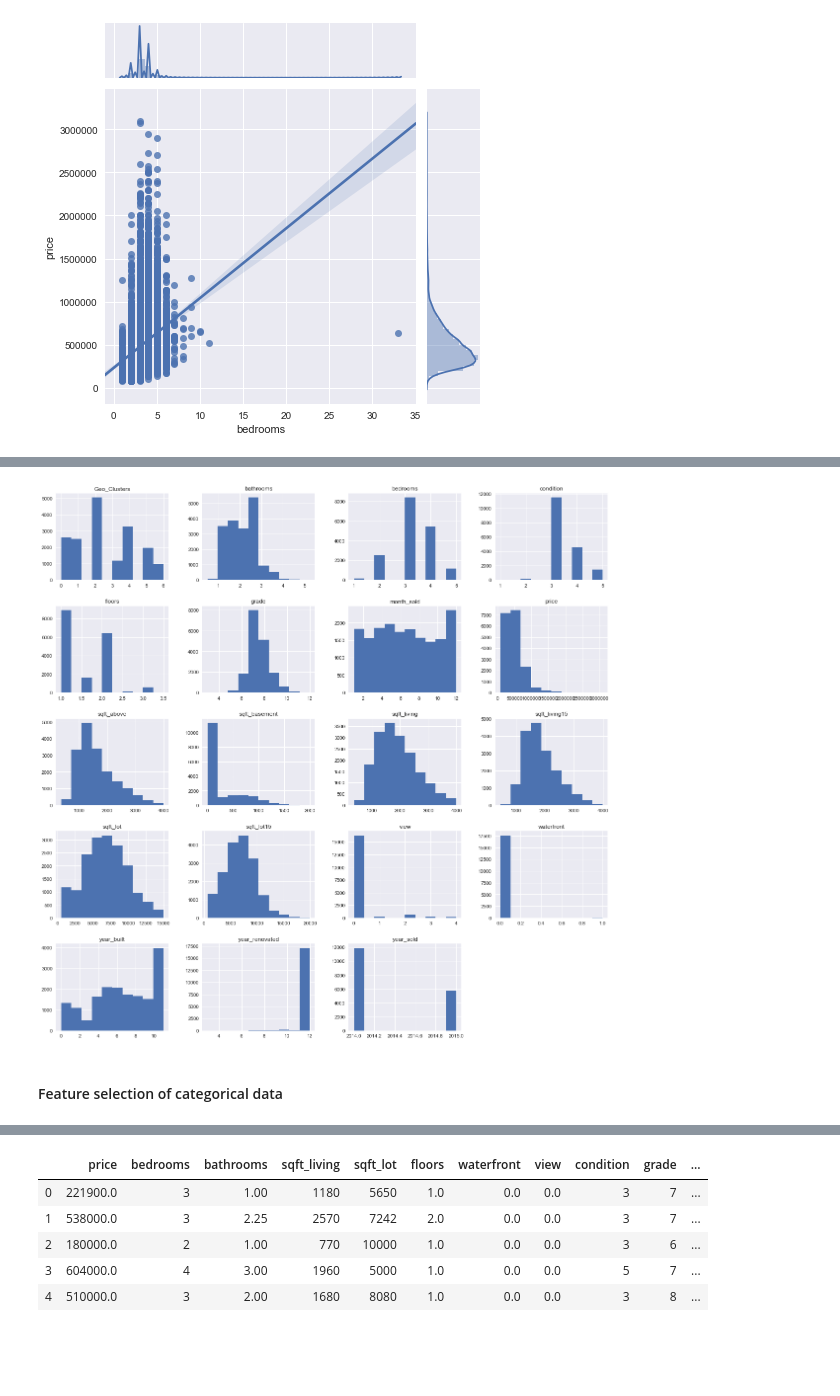
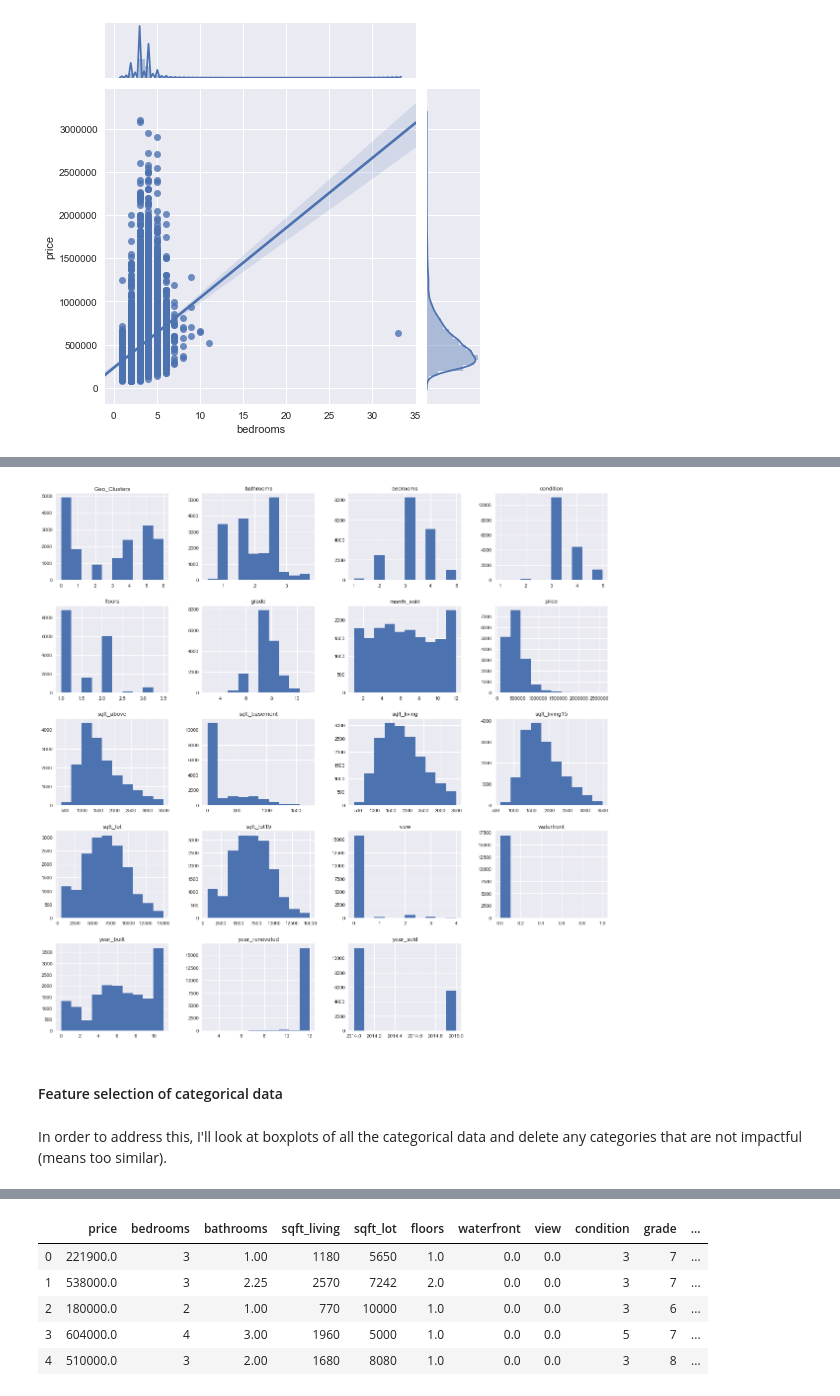
Before and after one commit to carlyf15/Housing_Predictions_for_House_Flippers, a Jupyter notebook: EDA.ipynb, the cells around one changed output, grey strips where cells are left out. Saved outputs shown, nothing was run; the diff lists cells and outputs as text; code cells hidden in the pictures; blank space fills up the shorter version.

```diff
--- a/EDA.ipynb
+++ b/EDA.ipynb
@@ -94,11 +101,13 @@ sns.jointplot('sqft_lot15','price', data=df_filtered, kind='reg');
 # %%
-df_filtered = df[(df['sqft_living']<4000) & (df['bedrooms']<6) & (df['bathrooms']<6) & (df['sqft_lot'] <15000) &
-                (df['sqft_lot15']<20000) & (df['sqft_living15']<4000)]
+df_filtered = df[(df['sqft_living']<3500) & (df['bedrooms']<6) & (df['bathrooms']<4) & (df['sqft_lot'] <15000) &
+                (df['sqft_lot15']<15000) & (df['sqft_living15']<3500)]
 df_filtered.hist(figsize=[20,20]);
 # %% [output]
-[figure, old version]
+[figure, new version]
 # %% [markdown]
 #### Feature selection of categorical data ####
+# %% [markdown]
+In order to address this, I'll look at boxplots of all the categorical data and delete any categories that are not impactful (means too similar).
 # %%
 categoricals = ['Geo_Clusters','waterfront','year_renovated','year_built','month_sold','year_sold']
 
```
Also changed, not shown: parts of 53 cells of this notebook, 6 other files.
